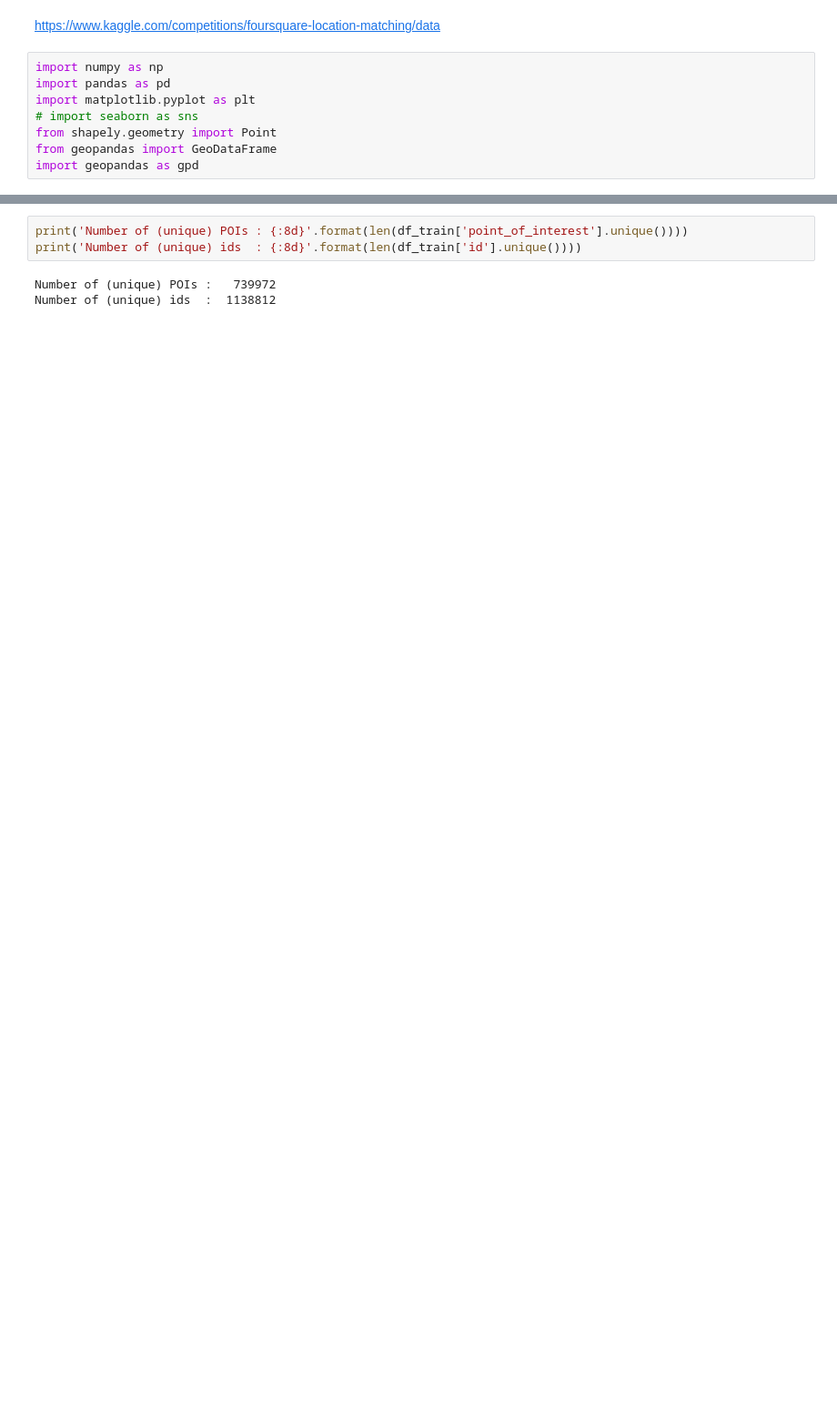
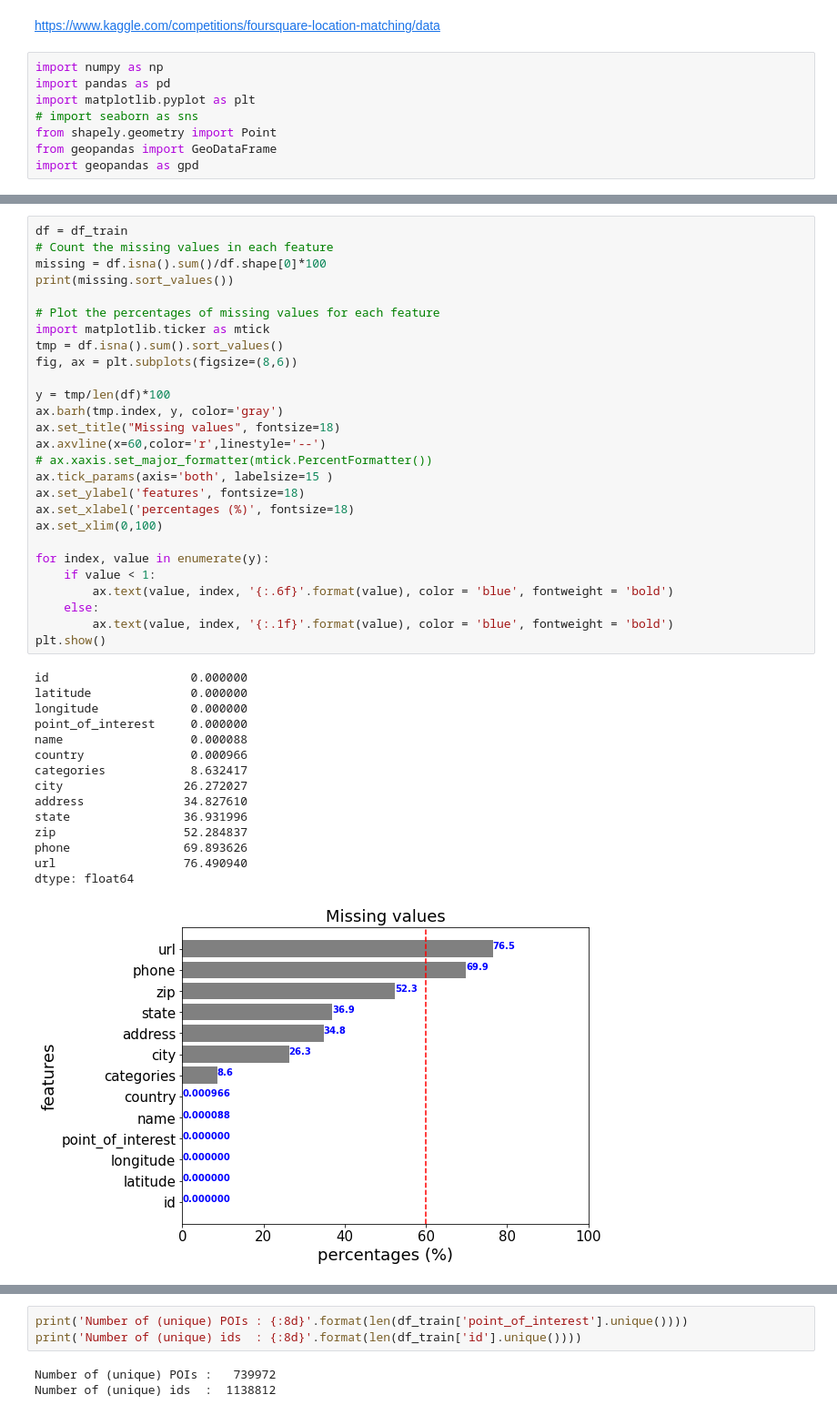
Before and after one commit to gormantt/foursquare-location-matching, a Jupyter notebook: cao_code/4sq-EDA1.ipynb, the cells around one changed output, grey strips where cells are left out. Shown at 91% size. Cells and saved outputs as stored; diff of their text form; blank space fills up the shorter version.

Commit message:
EDA updated
EDA updated. Mostly for the file train.csv

```diff
--- a/cao_code/4sq-EDA1.ipynb
+++ b/cao_code/4sq-EDA1.ipynb
@@ -106,0 +67,43 @@ True
+# %%
+df = df_train
+# Count the missing values in each feature
+missing = df.isna().sum()/df.shape[0]*100
+print(missing.sort_values())
+
+# Plot the percentages of missing values for each feature
+import matplotlib.ticker as mtick
+tmp = df.isna().sum().sort_values()
+fig, ax = plt.subplots(figsize=(8,6))
+
+y = tmp/len(df)*100
+ax.barh(tmp.index, y, color='gray')
+ax.set_title("Missing values", fontsize=18)
+ax.axvline(x=60,color='r',linestyle='--')
+# ax.xaxis.set_major_formatter(mtick.PercentFormatter())
+ax.tick_params(axis='both', labelsize=15 )
+ax.set_ylabel('features', fontsize=18)
+ax.set_xlabel('percentages (%)', fontsize=18)
+ax.set_xlim(0,100)
+
+for index, value in enumerate(y):
+    if value < 1:
+        ax.text(value, index, '{:.6f}'.format(value), color = 'blue', fontweight = 'bold')
+    else:
+        ax.text(value, index, '{:.1f}'.format(value), color = 'blue', fontweight = 'bold')
+plt.show()
+# %% [output]
+id                    0.000000
+latitude              0.000000
+longitude             0.000000
+point_of_interest     0.000000
+name                  0.000088
+country               0.000966
+categories            8.632417
+city                 26.272027
+address              34.827610
+state                36.931996
+zip                  52.284837
+phone                69.893626
+url                  76.490940
+dtype: float64
+[figure, added]
```
Also changed, not shown: parts of 77 cells of this notebook.
